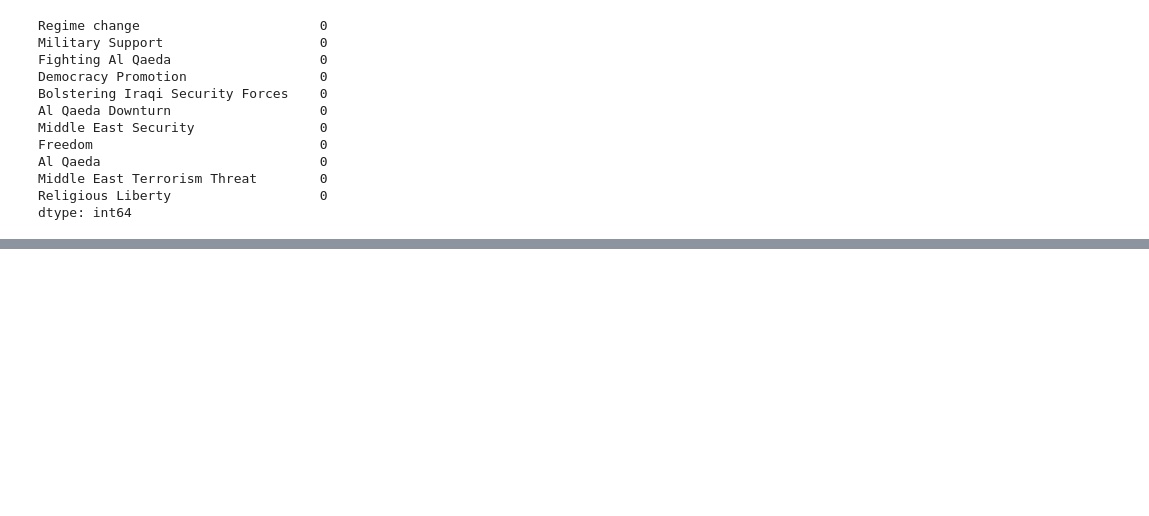
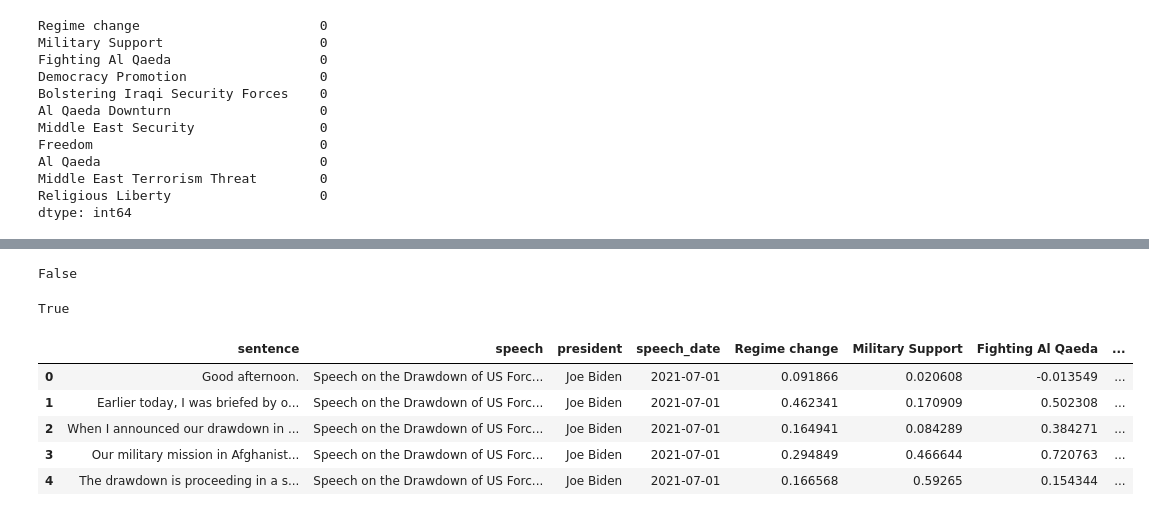
Before and after one commit to Kasheme/NLP, a Jupyter notebook: US Presedential Speeches/Analysis/Topic Modelling/top2vec model build.ipynb, the cells around one changed output, grey strips where cells are left out. Cells and saved outputs as stored; diff of their text form; code cells hidden in the pictures; blank space fills up the shorter version.

```diff
--- a/US Presedential Speeches/Topic Modelling/top2vec model build.ipynb
+++ b/US Presedential Speeches/Analysis/Topic Modelling/top2vec model build.ipynb
@@ -421,0 +426,2 @@ dtype: int64
+# %%
+speech_docs = pd.read_pickle("speech_documents.pkl")
@@ -421,0 +437,25 @@ dtype: int64
+# %%
+list(speech_docs.index) == list(df.index)
+# %% [output]
+False
+# %%
+speech_docs = speech_docs.reset_index()
+speech_docs = speech_docs.drop(columns=['index'])
+# %%
+df = df.reset_index()
+df = df.drop(columns=['index'])
+# %%
+list(speech_docs.index) == list(df.index)
+# %% [output]
+True
+# %%
+final_df = speech_docs.join(df, how='inner', lsuffix='_caller', rsuffix='_other')
+# %%
+final_df.head()
+# %% [output]
+|  | sentence | speech | president | speech_date | Regime change | Military Support | Fighting Al Qaeda | ... |
+| 0 | Good afternoon. | Speech on the Drawdown of US Forc... | Joe Biden | 2021-07-01 | 0.091866 | 0.020608 | -0.013549 | ... |
+| 1 | Earlier today, I was briefed by o... | Speech on the Drawdown of US Forc... | Joe Biden | 2021-07-01 | 0.462341 | 0.170909 | 0.502308 | ... |
+| 2 | When I announced our drawdown in ... | Speech on the Drawdown of US Forc... | Joe Biden | 2021-07-01 | 0.164941 | 0.084289 | 0.384271 | ... |
+| 3 | Our military mission in Afghanist... | Speech on the Drawdown of US Forc... | Joe Biden | 2021-07-01 | 0.294849 | 0.466644 | 0.720763 | ... |
+| 4 | The drawdown is proceeding in a s... | Speech on the Drawdown of US Forc... | Joe Biden | 2021-07-01 | 0.166568 | 0.59265 | 0.154344 | ... |
```
Also changed, not shown: parts of 14 cells of this notebook, 39 other files.
